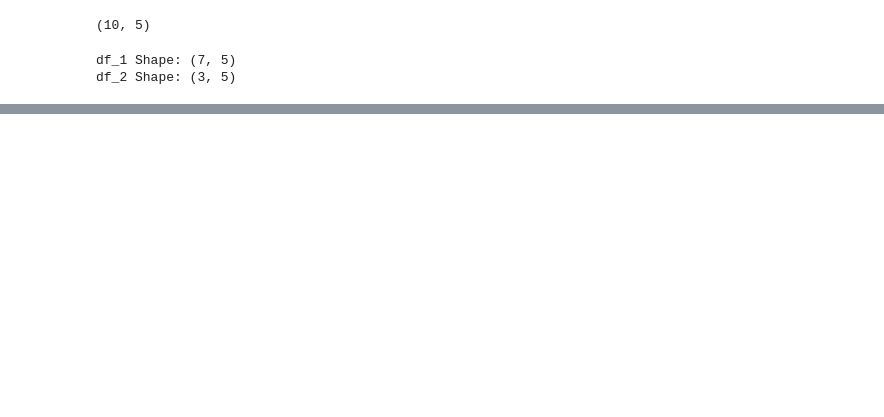
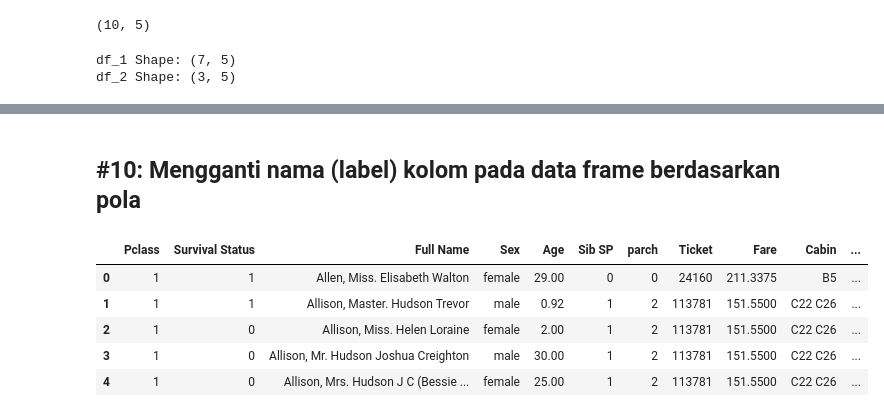
Before and after one commit to yap23/belajar_python, a Jupyter notebook: Belajar Pandas.ipynb, the cells around one changed output, grey strips where cells are left out. Saved outputs shown, nothing was run; the diff lists cells and outputs as text; code cells hidden in the pictures; blank space fills up the shorter version.

```diff
--- a/Belajar Pandas.ipynb
+++ b/Belajar Pandas.ipynb
@@ -515,0 +511,15 @@ df_2
+# %% [markdown]
+## #10: Mengganti nama (label) kolom pada data frame berdasarkan pola
+# %%
+# Persiapan data frame
+df = pd.read_csv('./Dataset/titanicfull.csv')
+df.columns = ['Pclass','Survival Status','Full Name','Sex','Age','Sib SP','parch','Ticket','Fare','Cabin','Embarked']
+df_backup = df.copy(deep=True)
+df.head()
+# %% [output]
+|  | Pclass | Survival Status | Full Name | Sex | Age | Sib SP | parch | Ticket | Fare | Cabin | ... |
+| 0 | 1 | 1 | Allen, Miss. Elisabeth Walton | female | 29.00 | 0 | 0 | 24160 | 211.3375 | B5 | ... |
+| 1 | 1 | 1 | Allison, Master. Hudson Trevor | male | 0.92 | 1 | 2 | 113781 | 151.5500 | C22 C26 | ... |
+| 2 | 1 | 0 | Allison, Miss. Helen Loraine | female | 2.00 | 1 | 2 | 113781 | 151.5500 | C22 C26 | ... |
+| 3 | 1 | 0 | Allison, Mr. Hudson Joshua Creighton | male | 30.00 | 1 | 2 | 113781 | 151.5500 | C22 C26 | ... |
+| 4 | 1 | 0 | Allison, Mrs. Hudson J C (Bessie ... | female | 25.00 | 1 | 2 | 113781 | 151.5500 | C22 C26 | ... |
```
Also changed, not shown: parts of 28 cells of this notebook, 1 other file.
